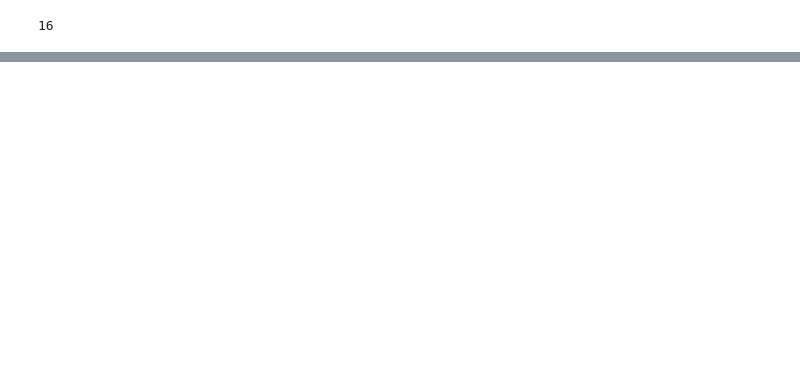
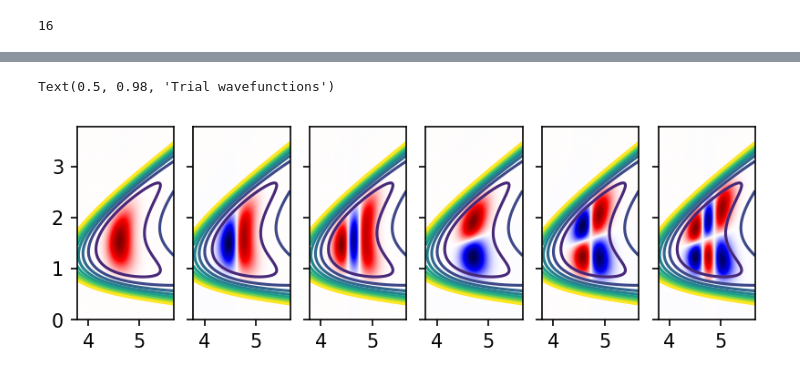
Before and after one commit to subotnikgroup/xebees, a Jupyter notebook: 1D/notebook.ipynb, the cells around one changed output, grey strips where cells are left out. Cells and saved outputs as stored; diff of their text form; code cells hidden in the pictures; blank space fills up the shorter version.

```diff
--- a/1D/notebook.ipynb
+++ b/1D/notebook.ipynb
@@ -52,0 +67,15 @@ plt.ylim(-0.06,0.03)
+# %%
+# plot the guesses
+from davidson import build_preconditioner
+_, guesses = build_preconditioner(TR, Tr+Tmp, Vgrid)
+N=len(guesses)
+
+levels = np.linspace(np.min(Vgrid), 0.08, 10)
+fix, axs = plt.subplots(1,N, sharey=True)
+for i, ax in enumerate(axs):
+    ax.contour(*np.meshgrid(R, r, indexing='ij'), Vgrid, levels=levels)
+    psi = guesses[i].reshape(args.NR,args.Nr)
+    limit = np.max(np.abs(psi))
+    ax.imshow(psi.T, extent=(args.extent * ANGSTROM_TO_BOHR), origin='lower', cmap='seismic', vmin=-limit, vmax=limit)
+fig.suptitle("Trial wavefunctions")
+# %% [output]
@@ -53,3 +83,5 @@ plt.ylim(-0.06,0.03)
+Text(0.5, 0.98, 'Trial wavefunctions')
+[figure, added]
 # %%
 # solve the full system (if this is the first time running, get rid of the guess)
 conv, e_approx, evecs = solve_davidson(TR, Tr + Tmp, Vgrid, num_state=5)
```
Also changed, not shown: parts of 7 cells of this notebook.
